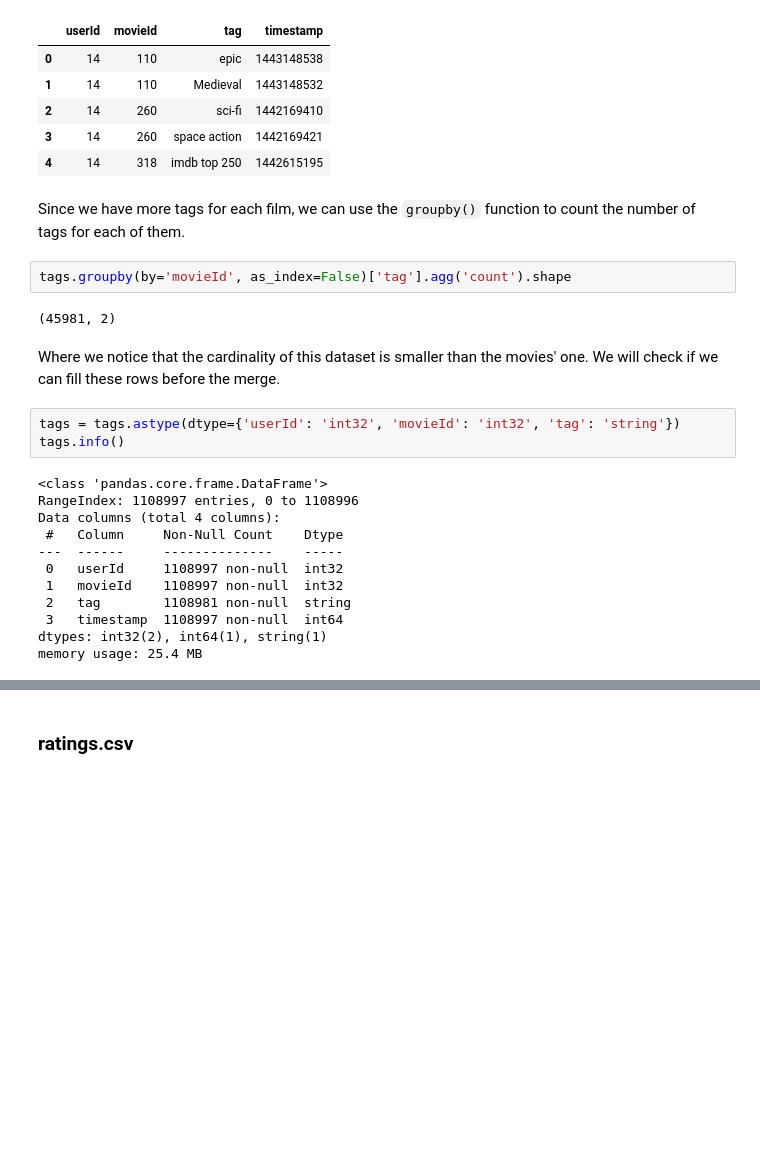
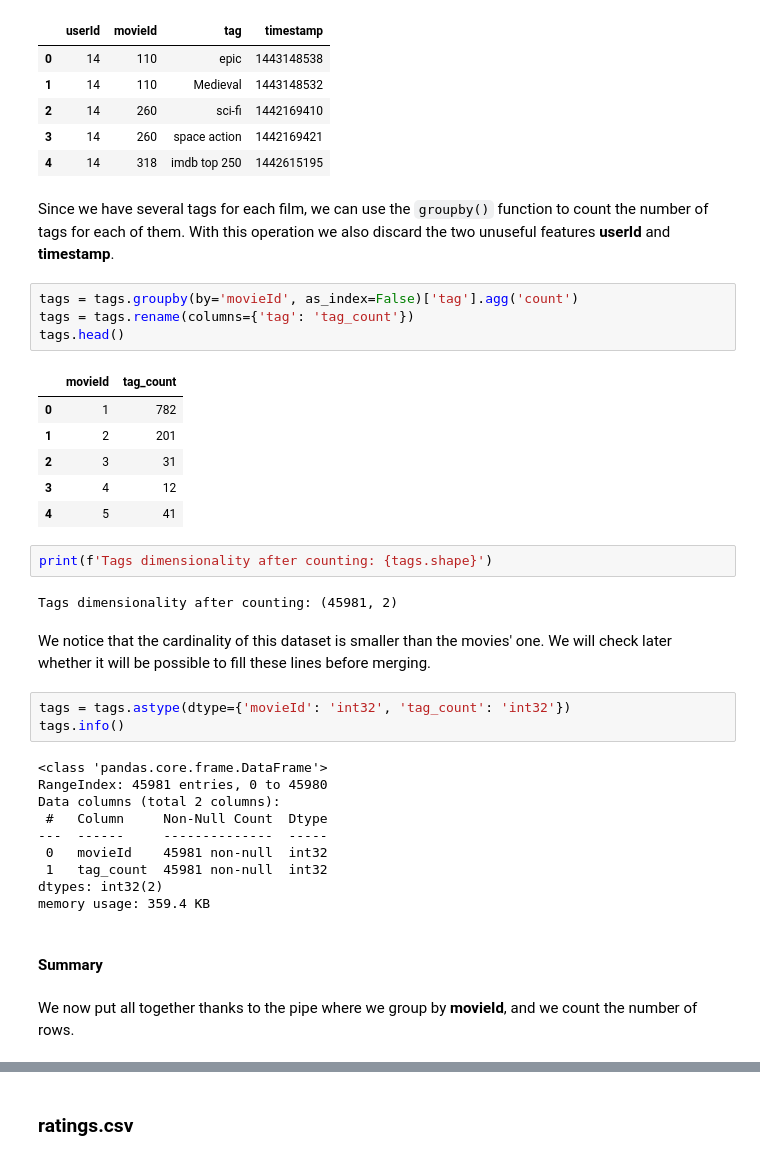
Before and after one commit to prushh/movie-lens-mlp, a Jupyter notebook: notebooks/1.0-raw-data-exploration.ipynb, the cells around one changed output, grey strips where cells are left out. Saved outputs shown, nothing was run; the diff lists cells and outputs as text; blank space fills up the shorter version.

```diff
--- a/notebooks/1.0-raw-data-exploration.ipynb
+++ b/notebooks/1.0-raw-data-exploration.ipynb
@@ -331,26 +323,39 @@ tags.head()
 | 3 | 14 | 260 | space action | 1442169421 |
 | 4 | 14 | 318 | imdb top 250 | 1442615195 |
 # %% [markdown]
-Since we have more tags for each film, we can use the `groupby()` function to count the number of tags for each of them.
+Since we have several tags for each film, we can use the `groupby()` function to count the number of tags for each of them. With this operation we also discard the two unuseful features __userId__ and __timestamp__.
 # %%
-tags.groupby(by='movieId', as_index=False)['tag'].agg('count').shape
+tags = tags.groupby(by='movieId', as_index=False)['tag'].agg('count')
+tags = tags.rename(columns={'tag': 'tag_count'})
+tags.head()
 # %% [output]
-(45981, 2)
+|  | movieId | tag_count |
+| 0 | 1 | 782 |
+| 1 | 2 | 201 |
+| 2 | 3 | 31 |
+| 3 | 4 | 12 |
+| 4 | 5 | 41 |
+# %%
+print(f'Tags dimensionality after counting: {tags.shape}')
+# %% [output]
+Tags dimensionality after counting: (45981, 2)
 # %% [markdown]
-Where we notice that the cardinality of this dataset is smaller than the movies' one. We will check if we can fill these rows before the merge.
+We notice that the cardinality of this dataset is smaller than the movies' one. We will check later whether it will be possible to fill these lines before merging.
 # %%
-tags = tags.astype(dtype={'userId': 'int32', 'movieId': 'int32', 'tag': 'string'})
+tags = tags.astype(dtype={'movieId': 'int32', 'tag_count': 'int32'})
 tags.info()
 # %% [output]
 <class 'pandas.core.frame.DataFrame'>
-RangeIndex: 1108997 entries, 0 to 1108996
-Data columns (total 4 columns):
- #   Column     Non-Null Count    Dtype
----  ------     --------------    -----
- 0   userId     1108997 non-null  int32
- 1   movieId    1108997 non-null  int32
- 2   tag        1108981 non-null  string
- 3   timestamp  1108997 non-null  int64
-dtypes: int32(2), int64(1), string(1)
-memory usage: 25.4 MB
+RangeIndex: 45981 entries, 0 to 45980
+Data columns (total 2 columns):
+ #   Column     Non-Null Count  Dtype
+---  ------     --------------  -----
+ 0   movieId    45981 non-null  int32
+ 1   tag_count  45981 non-null  int32
+dtypes: int32(2)
+memory usage: 359.4 KB
+# %% [markdown]
+#### Summary
+# %% [markdown]
+We now put all together thanks to the pipe where we group by __movieId__, and we count the number of rows.
 # %%
```
Also changed, not shown: parts of 20 cells of this notebook.
